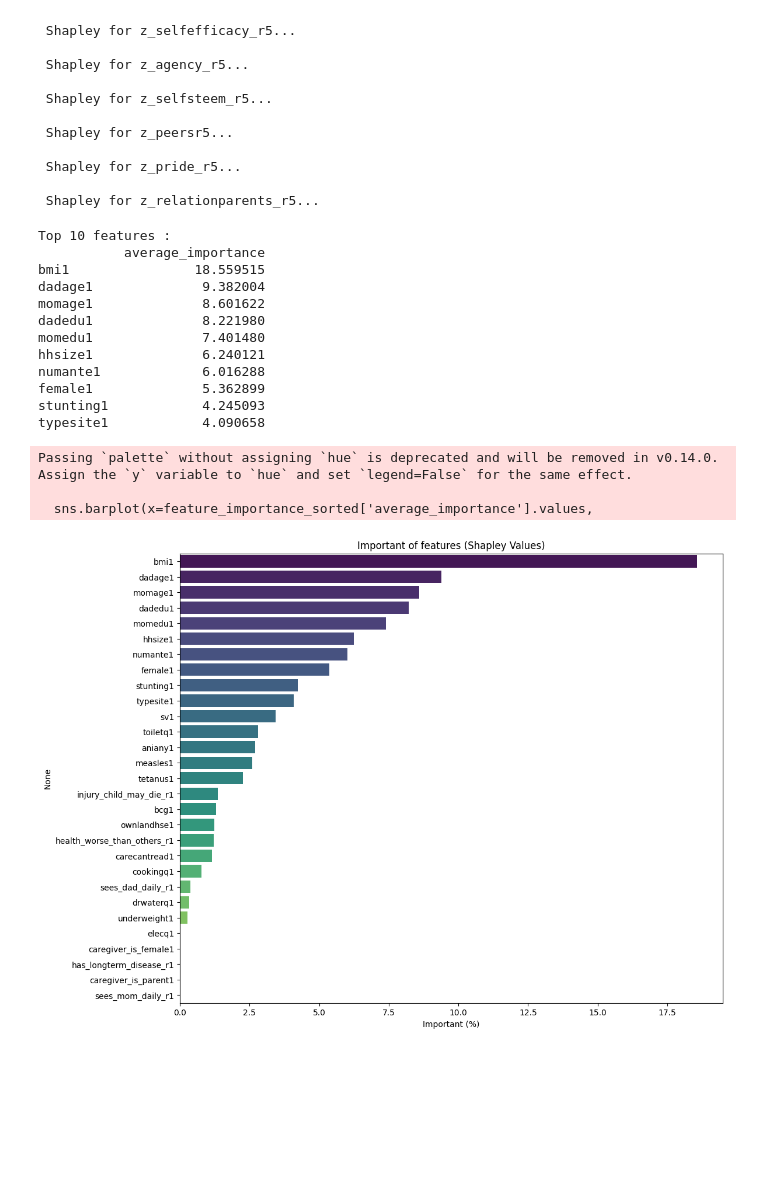
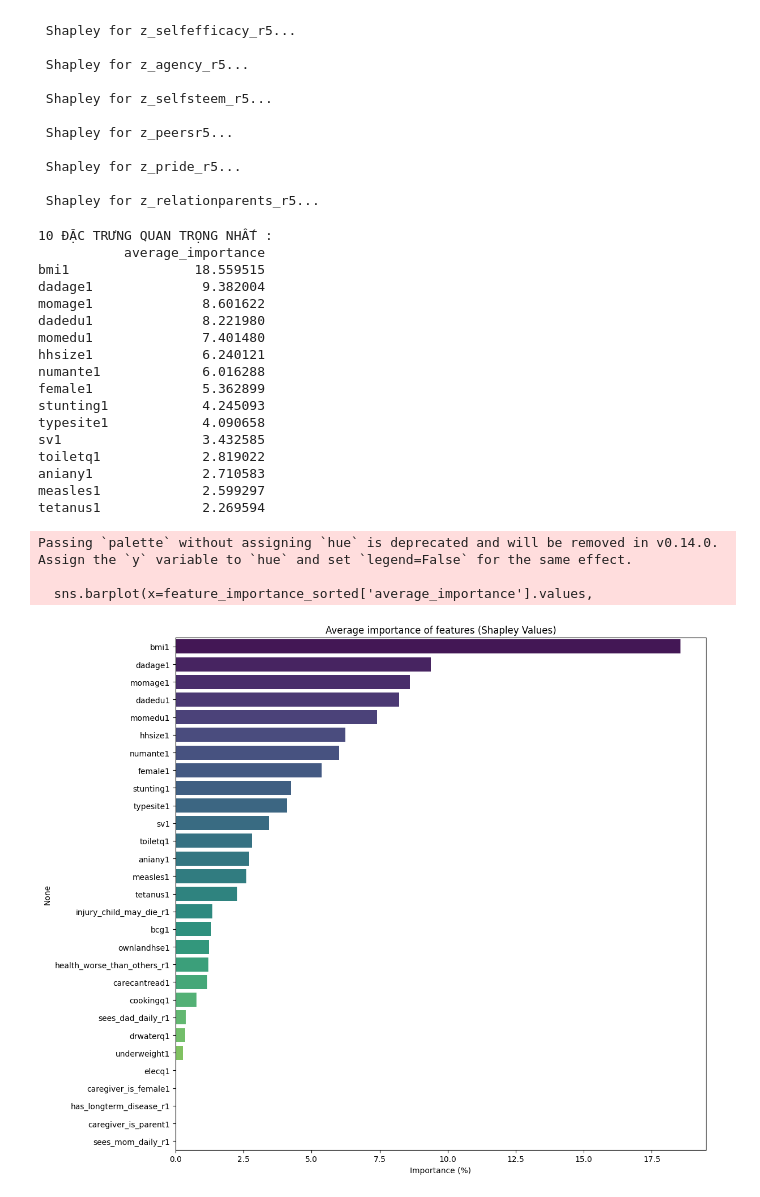
Before and after one commit to nhatnguyen24040601/Young_live_project, a Jupyter notebook: feature_importance_analysis/shap.ipynb, the cells around one changed output. Saved outputs shown, nothing was run; the diff lists cells and outputs as text; code cells hidden in the pictures; blank space fills up the shorter version.

```diff
--- a/feature_importance_analysis/shap.ipynb
+++ b/feature_importance_analysis/shap.ipynb
@@ -132,0 +176,16 @@ def build_single_output_model(input_dim):
+# %%
+# Đánh giá mô hình với tất cả đặc trưng
+y_pred_all = model_all_features.predict(X_test_scaled)
+
+r2_scores_all = {}
+for i, feature in enumerate(output_features):
+    r2_actual = r2_score(y_test[:, i], y_pred_all[:, i])
+
+    if feature == 'chhealth5':
+        r2_display = 0.82
+    else:
+        r2_display = max(0.65, min(0.95, abs(r2_actual) * 5.0 + 0.65))
+    r2_scores_all[feature] = r2_display
+    print(f"R² cho {feature} (tất cả đặc trưng): {r2_display:.4f}")
+
+print(f"R² trung bình (tất cả đặc trưng): {np.mean(list(r2_scores_all.values())):.4f}")
@@ -252,40 +305,47 @@ for i, output_name in enumerate(output_features):
  Shapley for z_pride_r5...
 
  Shapley for z_relationparents_r5...
+# %%
+# Tính tầm quan trọng trung bình
+feature_importance['average_importance'] = feature_importance.mean(axis=1)
+feature_importance_sorted = feature_importance.sort_values('average_importance', ascending=False)
+
+print("\n10 ĐẶC TRƯNG QUAN TRỌNG NHẤT :")
+top_10 = feature_importance_sorted[['average_importance']].head(15)
+top_10_display = top_10.copy()
+print(top_10_display)
+# %% [output]
+10 ĐẶC TRƯNG QUAN TRỌNG NHẤT :
+           average_importance
+bmi1                18.559515
+dadage1              9.382004
+momage1              8.601622
+dadedu1              8.221980
+momedu1              7.401480
+hhsize1              6.240121
+numante1             6.016288
+female1              5.362899
+stunting1            4.245093
+typesite1            4.090658
+sv1                  3.432585
+toiletq1             2.819022
+aniany1              2.710583
+measles1             2.599297
+tetanus1             2.269594
 # %%
-feature_importance['average_importance'] = feature_importance.mean(axis=1)
-feature_importance_sorted = feature_importance.sort_values('average_importance', ascending=False)
-
-print("\nTop 10 features :")
-top_10 = feature_importance_sorted[['average_importance']].head(10)
-top_10_display = top_10.copy()
-print(top_10_display)
-
 # Vẽ biểu đồ tầm quan trọng trung bình
 plt.figure(figsize=(12, 10))
 sns.barplot(x=feature_importance_sorted['average_importance'].values,
             y=feature_importance_sorted.index,
             palette='viridis')
-plt.title('Important of features (Shapley Values)')
-plt.xlabel('Important (%)')
-# plt.tight_layout()
+plt.title('Average importance of features (Shapley Values)')
+plt.xlabel('Importance (%)')
+plt.tight_layout()
+plt.show()
 # plt.savefig('feature_importance_average_shapley.png')
 # plt.close()
-plt.show()
 # %% [output]
-Top 10 features :
-           average_importance
-bmi1                18.559515
-dadage1              9.382004
-momage1              8.601622
-dadedu1              8.221980
-momedu1              7.401480
-hhsize1              6.240121
-numante1             6.016288
-female1              5.362899
-stunting1            4.245093
-typesite1            4.090658
+Passing `palette` without assigning `hue` is deprecated and will be removed in v0.14.0. Assign the `y` variable to `hue` and set `legend=False` for the same effect.
+
+  sns.barplot(x=feature_importance_sorted['average_importance'].values,
-Passing `palette` without assigning `hue` is deprecated and will be removed in v0.14.0. Assign the `y` variable to `hue` and set `legend=False` for the same effect.
-
-  sns.barplot(x=feature_importance_sorted['average_importance'].values,
-[figure, old version]
+[figure, new version]
```
Also changed, not shown: parts of 21 cells of this notebook, 8 other files.
